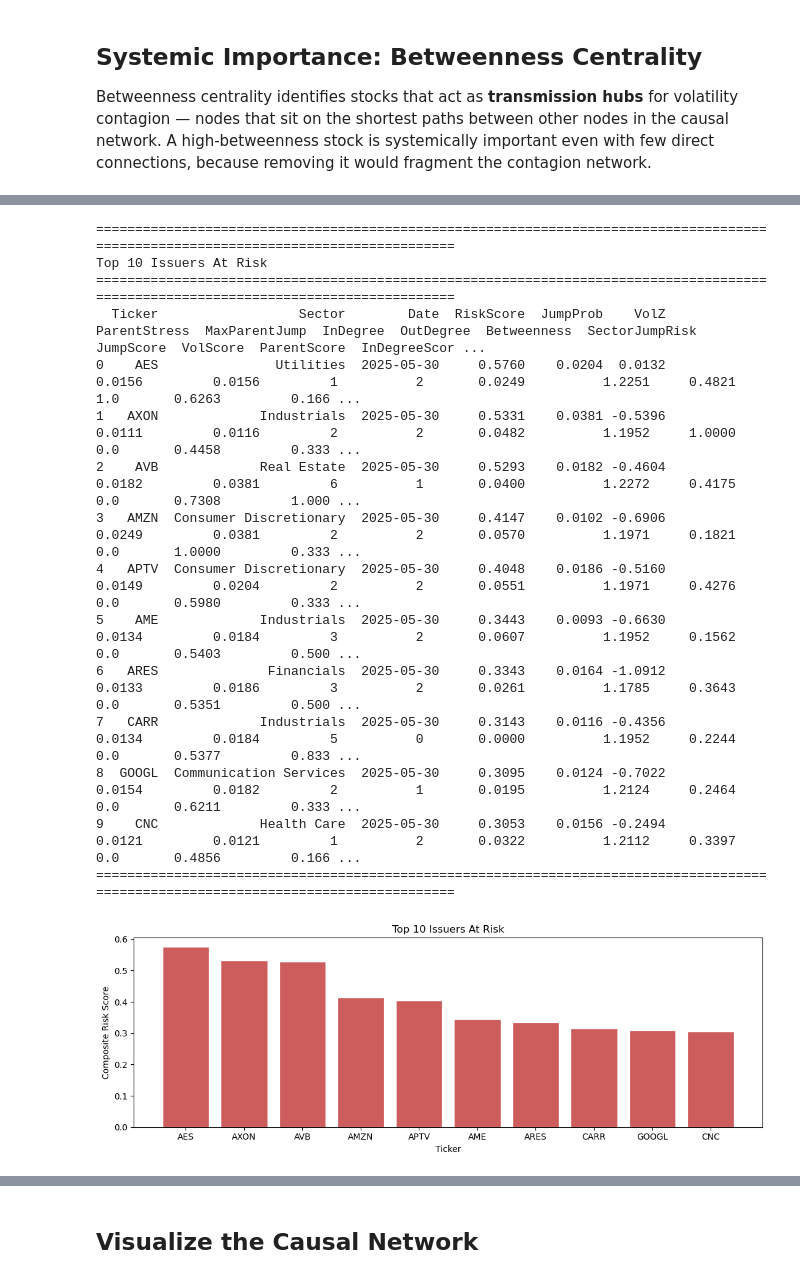
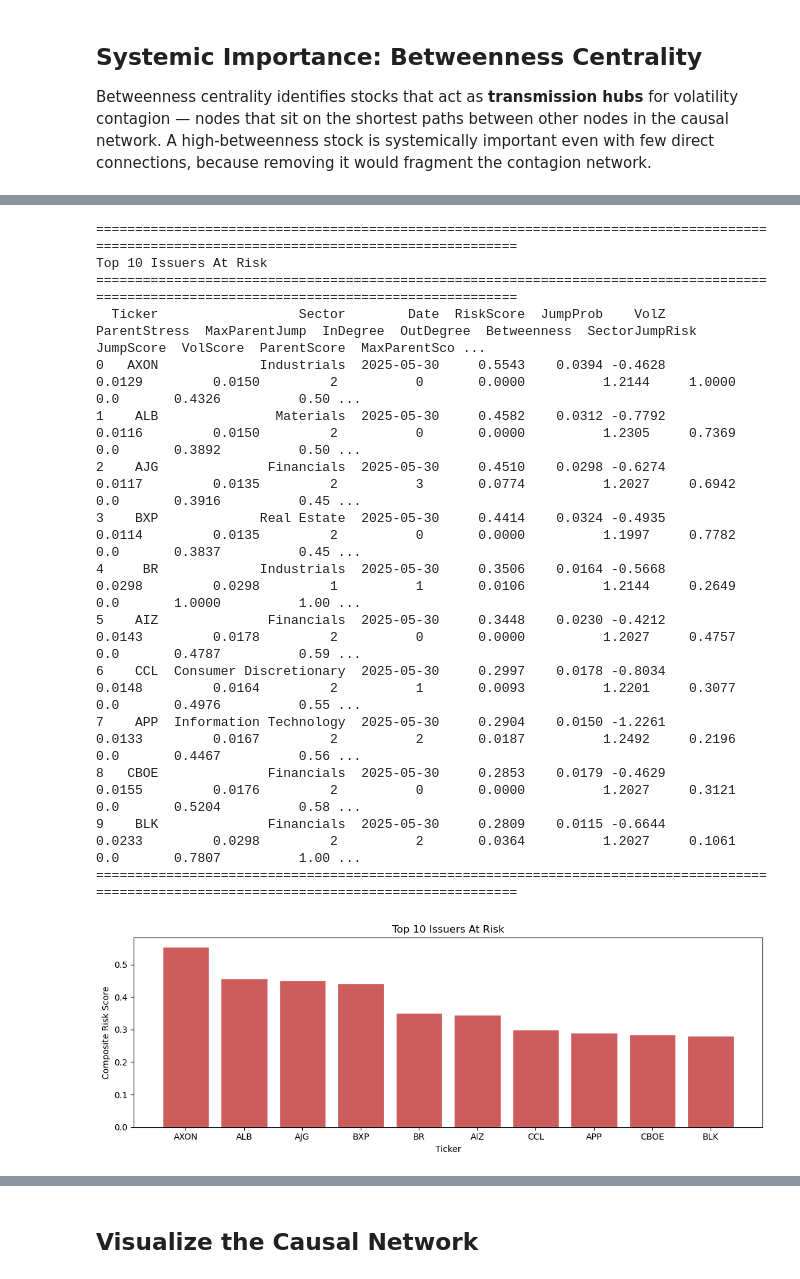
Before and after one commit to electribe15/DerivativeAnalytics, a Jupyter notebook: GARJI Prediction model.ipynb, the cells around one changed output, grey strips where cells are left out. Saved outputs shown, nothing was run; the diff lists cells and outputs as text; code cells hidden in the pictures.

```diff
--- a/GARJI Prediction model.ipynb
+++ b/GARJI Prediction model.ipynb
@@ -51,7 +51,7 @@ sp500 = pd.read_html(StringIO(response.text))[0]
 tickers = sp500['Symbol'].tolist()[:NUM_STOCKS]
 sector_map = dict(zip(sp500['Symbol'], sp500['GICS Sector']))
 
-tickers = np.random.choice(tickers, 20, replace=False).tolist()
+tickers = np.random.choice(tickers, 30, replace=False).tolist()
 # %%
 # remove 'BF.B' and 'BRK.B'
 tickers = [ticker for ticker in tickers if ticker not in ['BF.B', 'BRK.B']]
@@ -798,7 +809,7 @@ Step 3/3  Projecting to a DAG ...
 # %%
 cols = volatilities.columns.tolist()
 
-G = nx.from_numpy_array(adj_matrix, create_using=nx.DiGraph())
+G = adjacency_to_digraph(adj_matrix)
 for i, node in enumerate(G.nodes()):
     ticker = cols[i]
     G.nodes[node]['ticker'] = ticker
@@ -968,71 +982,73 @@ issuer_risk_df = pd.DataFrame(risk_rows)
 issuer_risk_df["JumpScore"] = minmax_scale(issuer_risk_df["JumpProb"])
 issuer_risk_df["VolScore"] = minmax_scale(issuer_risk_df["VolZ"].clip(lower=0.0))
 issuer_risk_df["ParentScore"] = minmax_scale(issuer_risk_df["ParentStress"])
+issuer_risk_df["MaxParentScore"] = minmax_scale(issuer_risk_df["MaxParentJump"])
 issuer_risk_df["InDegreeScore"] = minmax_scale(issuer_risk_df["InDegree"])
 issuer_risk_df["BetweennessScore"] = minmax_scale(issuer_risk_df["Betweenness"])
 issuer_risk_df["SectorScore"] = minmax_scale(issuer_risk_df["SectorJumpRisk"])
 
 issuer_risk_df["RiskScore"] = (
-    0.30 * issuer_risk_df["JumpScore"]
-    + 0.20 * issuer_risk_df["VolScore"]
-    + 0.20 * issuer_risk_df["ParentScore"]
-    + 0.15 * issuer_risk_df["InDegreeScore"]
-    + 0.10 * issuer_risk_df["BetweennessScore"]
+    0.40 * issuer_risk_df["JumpScore"]
+    + 0.25 * issuer_risk_df["VolScore"]
+    + 0.15 * issuer_risk_df["ParentScore"]
+    + 0.05 * issuer_risk_df["MaxParentScore"]
+    + 0.05 * issuer_risk_df["InDegreeScore"]
+    + 0.05 * issuer_risk_df["BetweennessScore"]
     + 0.05 * issuer_risk_df["SectorScore"]
 )
 
 issuer_risk_df = issuer_risk_df.sort_values(
-    ["RiskScore", "JumpProb", "ParentStress"],
-    ascending=[False, False, False],
+    ["RiskScore", "JumpProb", "VolZ", "ParentStress"],
+    ascending=[False, False, False, False],
 ).reset_index(drop=True)
 
 risk_display_cols = [
     "Ticker", "Sector", "Date", "RiskScore",
     "JumpProb", "VolZ", "ParentStress", "MaxParentJump",
     "InDegree", "OutDegree", "Betweenness", "SectorJumpRisk",
-    "JumpScore", "VolScore", "ParentScore", "InDegreeScore",
-    "BetweennessScore", "SectorScore", "TopParents",
+    "JumpScore", "VolScore", "ParentScore", "MaxParentScore",
+    "InDegreeScore", "BetweennessScore", "SectorScore", "TopParents",
 ]
 
 risk_display = issuer_risk_df[risk_display_cols].copy()
 for col in [
     "RiskScore", "JumpProb", "VolZ", "ParentStress", "MaxParentJump",
     "Betweenness", "SectorJumpRisk", "JumpScore", "VolScore",
-    "ParentScore", "InDegreeScore", "BetweennessScore", "SectorScore",
+    "ParentScore", "MaxParentScore", "InDegreeScore", "BetweennessScore", "SectorScore",
 ]:
     risk_display[col] = risk_display[col].astype(float).round(4)
 
-print("=" * 132)
+print("=" * 140)
 print("Top 10 Issuers At Risk")
-print("=" * 132)
+print("=" * 140)
 print(risk_display.head(10).to_string(index=True))
-print("=" * 132)
+print("=" * 140)
 
 fig_r, ax_r = plt.subplots(figsize=(11, 4))
 top_risk = risk_display.head(10)
 ax_r.bar(top_risk["Ticker"], top_risk["RiskScore"], color="indianred", edgecolor="white")
 ax_r.set_title("Top 10 Issuers At Risk")
 ax_r.set_ylabel("Composite Risk Score")
 ax_r.set_xlabel("Ticker")
 plt.tight_layout()
 plt.show()
 # %% [output]
-====================================================================================================================================
+============================================================================================================================================
 Top 10 Issuers At Risk
-====================================================================================================================================
-  Ticker                  Sector        Date  RiskScore  JumpProb    VolZ  ParentStress  MaxParentJump  InDegree  OutDegree  Betweenness  SectorJumpRisk  JumpScore  VolScore  ParentScore  InDegreeScor ...
-0    AES               Utilities  2025-05-30     0.5760    0.0204  0.0132        0.0156         0.0156         1          2       0.0249          1.2251     0.4821       1.0       0.6263         0.166 ...
-1   AXON             Industrials  2025-05-30     0.5331    0.0381 -0.5396        0.0111         0.0116         2          2       0.0482          1.1952     1.0000       0.0       0.4458         0.333 ...
-2    AVB             Real Estate  2025-05-30     0.5293    0.0182 -0.4604        0.0182         0.0381         6          1       0.0400          1.2272     0.4175       0.0       0.7308         1.000 ...
-3   AMZN  Consumer Discretionary  2025-05-30     0.4147    0.0102 -0.6906        0.0249         0.0381         2          2       0.0570          1.1971     0.1821       0.0       1.0000         0.333 ...
-4   APTV  Consumer Discretionary  2025-05-30     0.4048    0.0186 -0.5160        0.0149         0.0204         2          2       0.0551          1.1971     0.4276       0.0       0.5980         0.333 ...
-5    AME             Industrials  2025-05-30     0.3443    0.0093 -0.6630        0.0134         0.0184         3          2       0.0607          1.1952     0.1562       0.0       0.5403         0.500 ...
-6   ARES              Financials  2025-05-30     0.3343    0.0164 -1.0912        0.0133         0.0186         3          2       0.0261          1.1785     0.3643       0.0       0.5351         0.500 ...
-7   CARR             Industrials  2025-05-30     0.3143    0.0116 -0.4356        0.0134         0.0184         5          0       0.0000          1.1952     0.2244       0.0       0.5377         0.833 ...
-8  GOOGL  Communication Services  2025-05-30     0.3095    0.0124 -0.7022        0.0154         0.0182         2          1       0.0195          1.2124     0.2464       0.0       0.6211         0.333 ...
-9    CNC             Health Care  2025-05-30     0.3053    0.0156 -0.2494        0.0121         0.0121         1          2       0.0322          1.2112     0.3397       0.0       0.4856         0.166 ...
-====================================================================================================================================
+============================================================================================================================================
+  Ticker                  Sector        Date  RiskScore  JumpProb    VolZ  ParentStress  MaxParentJump  InDegree  OutDegree  Betweenness  SectorJumpRisk  JumpScore  VolScore  ParentScore  MaxParentSco ...
+0   AXON             Industrials  2025-05-30     0.5543    0.0394 -0.4628        0.0129         0.0150         2          0       0.0000          1.2144     1.0000       0.0       0.4326          0.50 ...
+1    ALB               Materials  2025-05-30     0.4582    0.0312 -0.7792        0.0116         0.0150         2          0       0.0000          1.2305     0.7369       0.0       0.3892          0.50 ...
+2    AJG              Financials  2025-05-30     0.4510    0.0298 -0.6274        0.0117         0.0135         2          3       0.0774          1.2027     0.6942       0.0       0.3916          0.45 ...
+3    BXP             Real Estate  2025-05-30     0.4414    0.0324 -0.4935        0.0114         0.0135         2          0       0.0000          1.1997     0.7782       0.0       0.3837          0.45 ...
+4     BR             Industrials  2025-05-30     0.3506    0.0164 -0.5668        0.0298         0.0298         1          1       0.0106          1.2144     0.2649       0.0       1.0000          1.00 ...
+5    AIZ              Financials  2025-05-30     0.3448    0.0230 -0.4212        0.0143         0.0178         2          0       0.0000          1.2027     0.4757       0.0       0.4787          0.59 ...
+6    CCL  Consumer Discretionary  2025-05-30     0.2997    0.0178 -0.8034        0.0148         0.0164         2          1       0.0093          1.2201     0.3077       0.0       0.4976          0.55 ...
+7    APP  Information Technology  2025-05-30     0.2904    0.0150 -1.2261        0.0133         0.0167         2          2       0.0187          1.2492     0.2196       0.0       0.4467          0.56 ...
+8   CBOE              Financials  2025-05-30     0.2853    0.0179 -0.4629        0.0155         0.0176         2          0       0.0000          1.2027     0.3121       0.0       0.5204          0.58 ...
+9    BLK              Financials  2025-05-30     0.2809    0.0115 -0.6644        0.0233         0.0298         2          2       0.0364          1.2027     0.1061       0.0       0.7807          1.00 ...
+============================================================================================================================================
-[figure, old version]
+[figure, new version]
 # %% [markdown]
 ## Out-of-Sample Backtest
 
```
Also changed, not shown: parts of 14 cells of this notebook.
